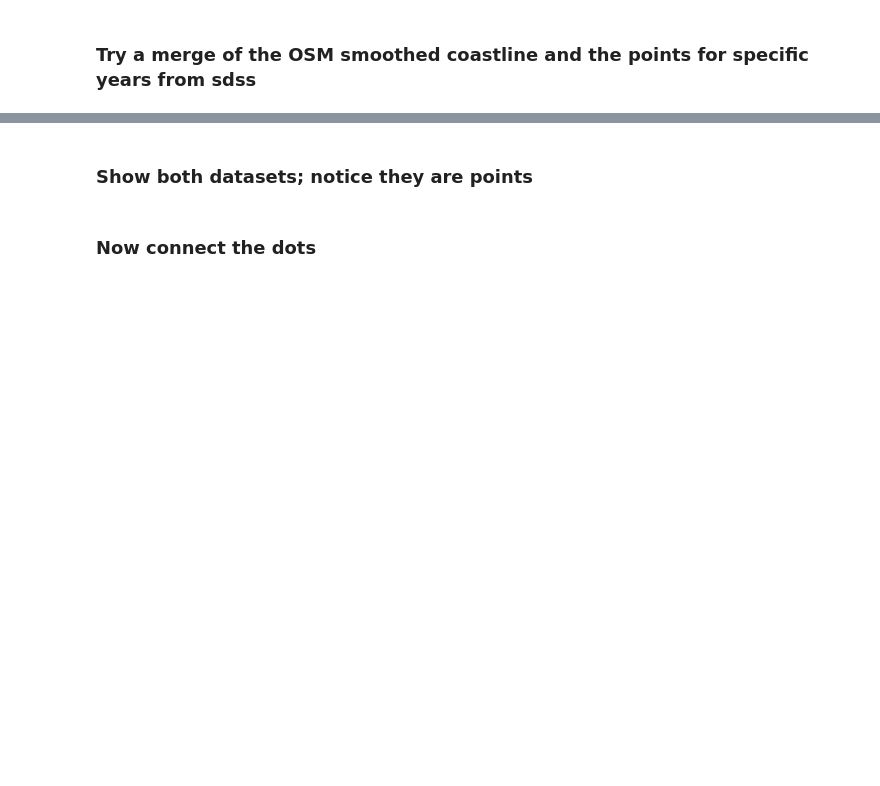
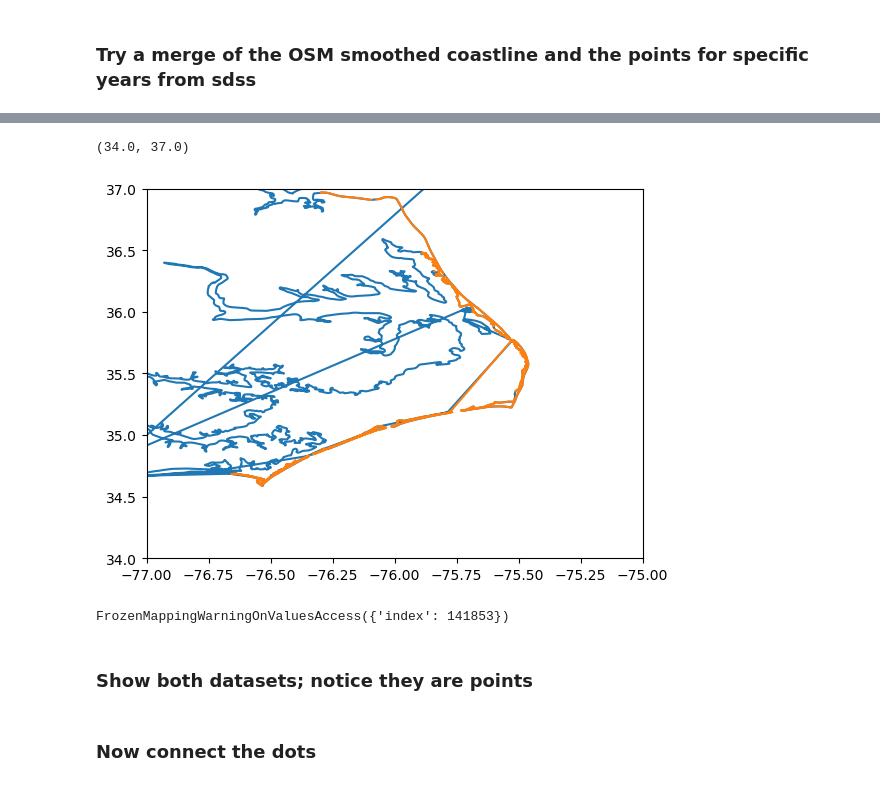
Before and after one commit to danoroelvink/Coastlines4ShorelineS, a Jupyter notebook: notebooks/extract_shorelines_for_specific_years.ipynb, the cells around one changed output, grey strips where cells are left out. Cells and saved outputs as stored; diff of their text form; code cells hidden in the pictures; blank space fills up the shorter version.

```diff
--- a/notebooks/extract_shorelines_for_specific_years.ipynb
+++ b/notebooks/extract_shorelines_for_specific_years.ipynb
@@ -137,0 +378,8 @@ merge_2010=pd.merge(transects_roi[["tr_name","lon","lat"]],sdss_2010,how="left",
+# %%
+import xarray as xr
+
+xrds =merge_2010.to_xarray()
+
+time = pd.date_range(start="2000", end="2022", freq="YS")
+xrds_t = xrds.expand_dims(timey=time)
+xrds_t.dims
@@ -138,3 +408,15 @@ merge_2010=pd.merge(transects_roi[["tr_name","lon","lat"]],sdss_2010,how="left",
+# %%
+import matplotlib.pyplot as plt
+plt.plot(xrds["lon_x"],xrds["lat_x"],xrds["lon_y"],xrds["lat_y"])
+plt.xlim([-77,-75])
+plt.ylim([34,37])
+# %% [output]
+(34.0, 37.0)
+[figure, added]
+# %%
+xrds.dims
+# %% [output]
+FrozenMappingWarningOnValuesAccess({'index': 141853})
 # %%
 c_2010=gpd.GeoDataFrame(merge_2010,geometry=gpd.GeoSeries.from_xy(merge_2010.lon_y,merge_2010.lat_y,crs=4326))
 c_2010=c_2010.rename(columns={"lon_y":"lon","lat_y":"lat"})
```
Also changed, not shown: parts of 26 cells of this notebook, 2 other files.
